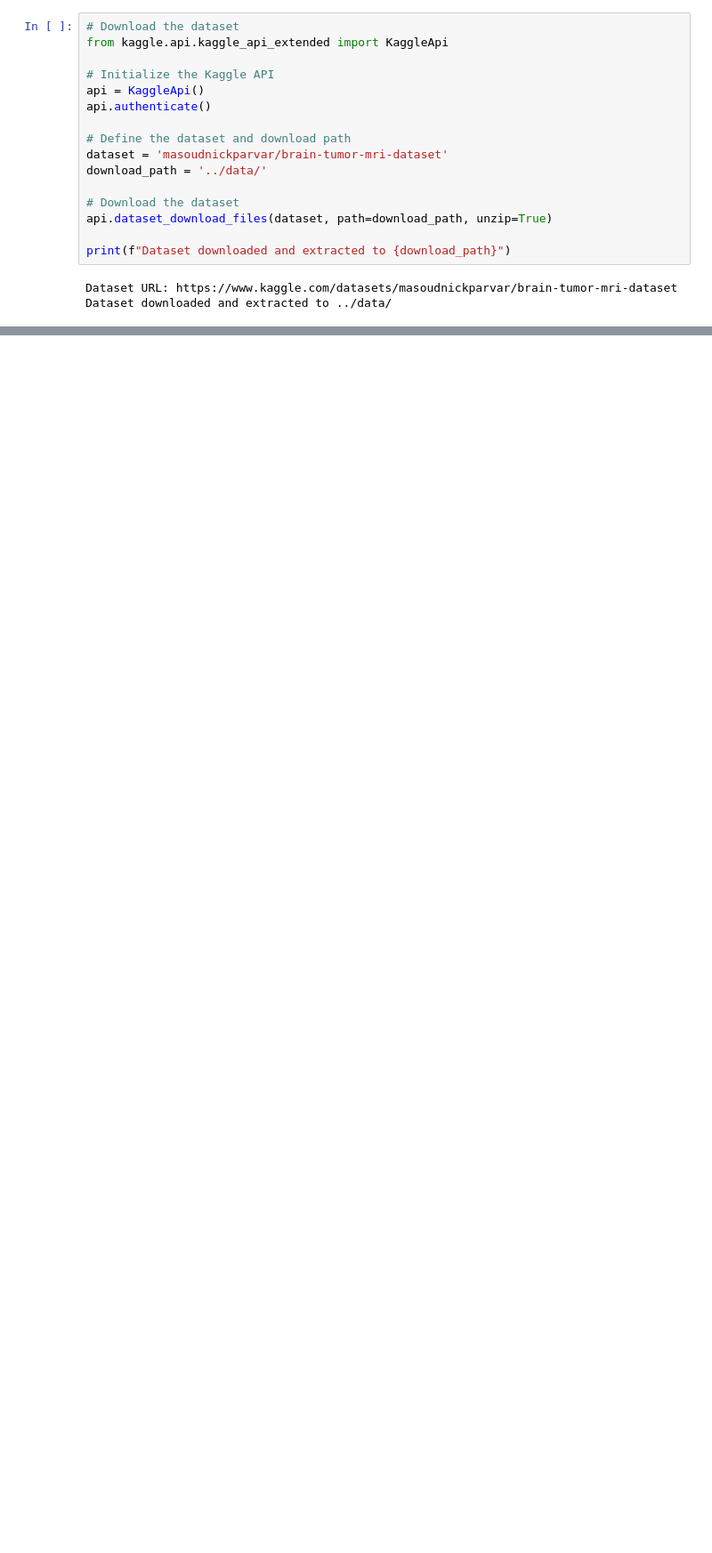
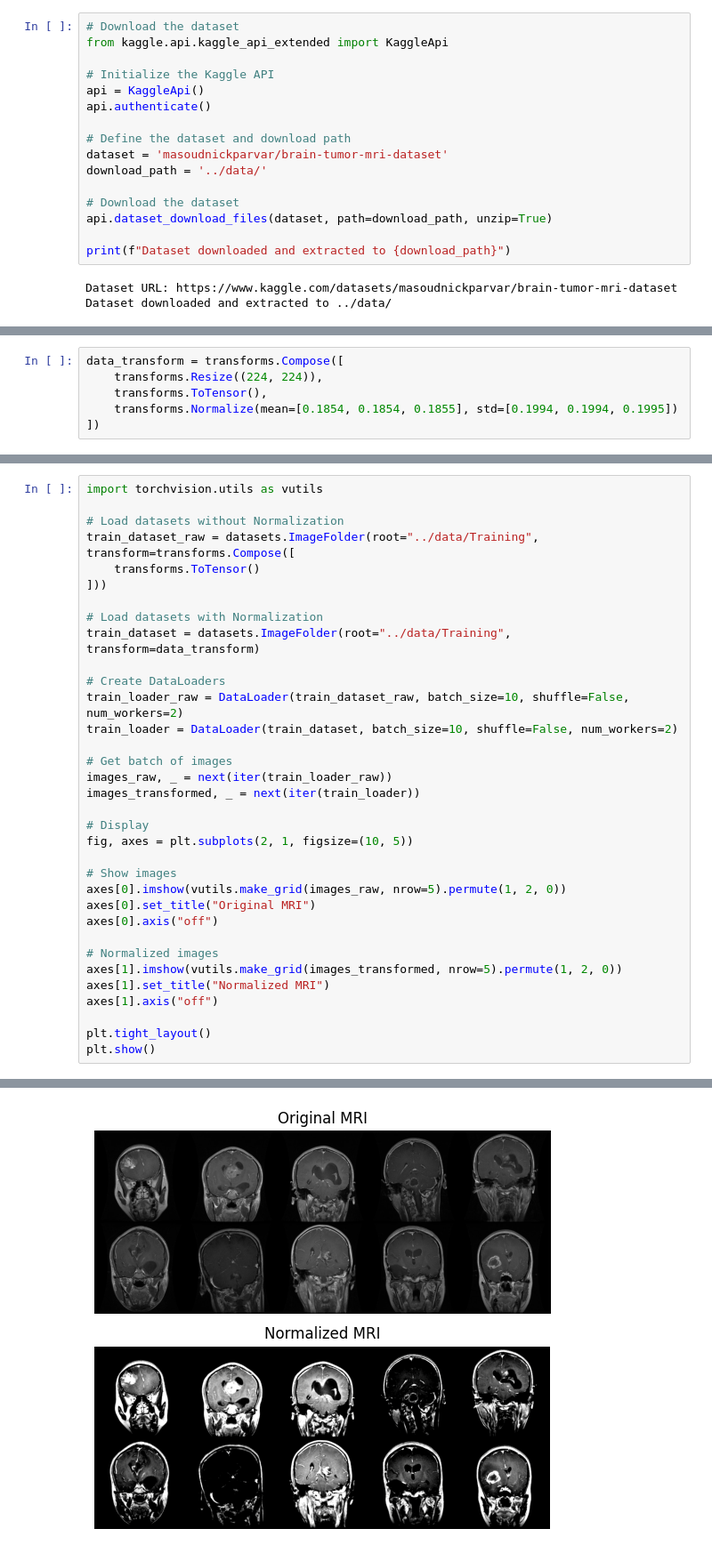
Before and after one commit to jesdin/Brain-Tumor-Classification, a Jupyter notebook: notebooks/explore.ipynb, the cells around one changed output, grey strips where cells are left out. Shown at 89% size. Cells and saved outputs as stored; diff of their text form; blank space fills up the shorter version.

Commit message:
visualize samples

```diff
--- a/notebooks/explore.ipynb
+++ b/notebooks/explore.ipynb
@@ -44,0 +58,6 @@ Dataset downloaded and extracted to ../data/
+# %%
+data_transform = transforms.Compose([
+    transforms.Resize((224, 224)),
+    transforms.ToTensor(),
+    transforms.Normalize(mean=[0.1854, 0.1854, 0.1855], std=[0.1994, 0.1994, 0.1995])
+])
@@ -44,0 +66,35 @@ Dataset downloaded and extracted to ../data/
+# %%
+import torchvision.utils as vutils
+
+# Load datasets without Normalization
+train_dataset_raw = datasets.ImageFolder(root="../data/Training", transform=transforms.Compose([
+    transforms.ToTensor()
+]))
+
+# Load datasets with Normalization
+train_dataset = datasets.ImageFolder(root="../data/Training", transform=data_transform)
+
+# Create DataLoaders
+train_loader_raw = DataLoader(train_dataset_raw, batch_size=10, shuffle=False, num_workers=2)
+train_loader = DataLoader(train_dataset, batch_size=10, shuffle=False, num_workers=2)
+
+# Get batch of images
+images_raw, _ = next(iter(train_loader_raw))
+images_transformed, _ = next(iter(train_loader))
+
+# Display
+fig, axes = plt.subplots(2, 1, figsize=(10, 5))
+
+# Show images
+axes[0].imshow(vutils.make_grid(images_raw, nrow=5).permute(1, 2, 0))
+axes[0].set_title("Original MRI")
+axes[0].axis("off")
+
+# Normalized images
+axes[1].imshow(vutils.make_grid(images_transformed, nrow=5).permute(1, 2, 0))
+axes[1].set_title("Normalized MRI")
+axes[1].axis("off")
+
+plt.tight_layout()
+plt.show()
+# %% [output]
@@ -44,0 +102 @@ Dataset downloaded and extracted to ../data/
+[figure, added]
```
Also changed, not shown: parts of 9 cells of this notebook.
